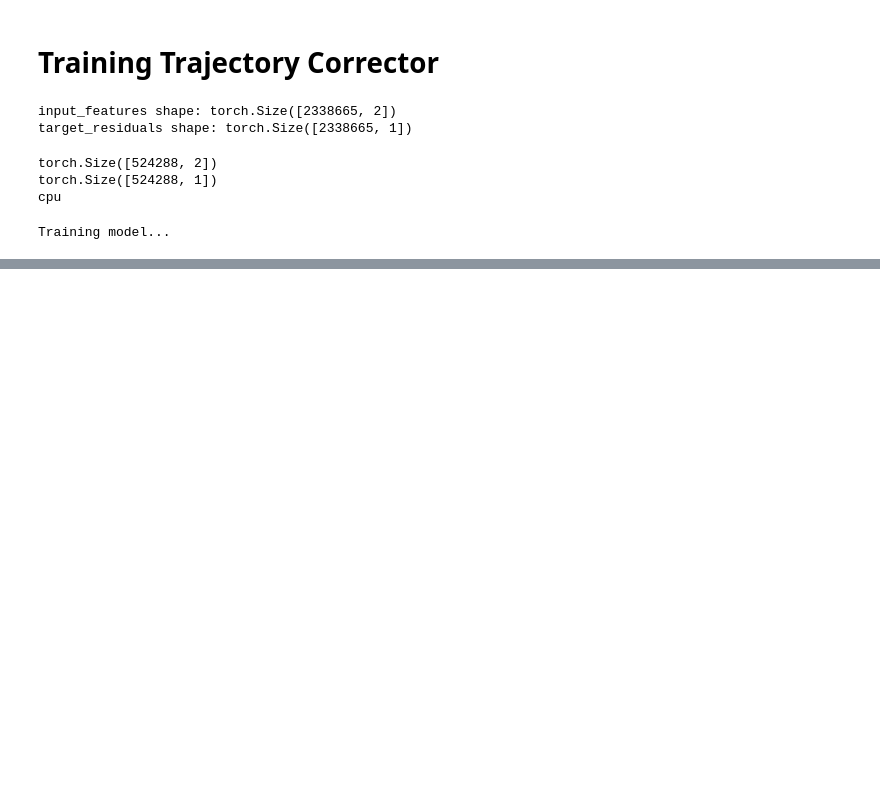
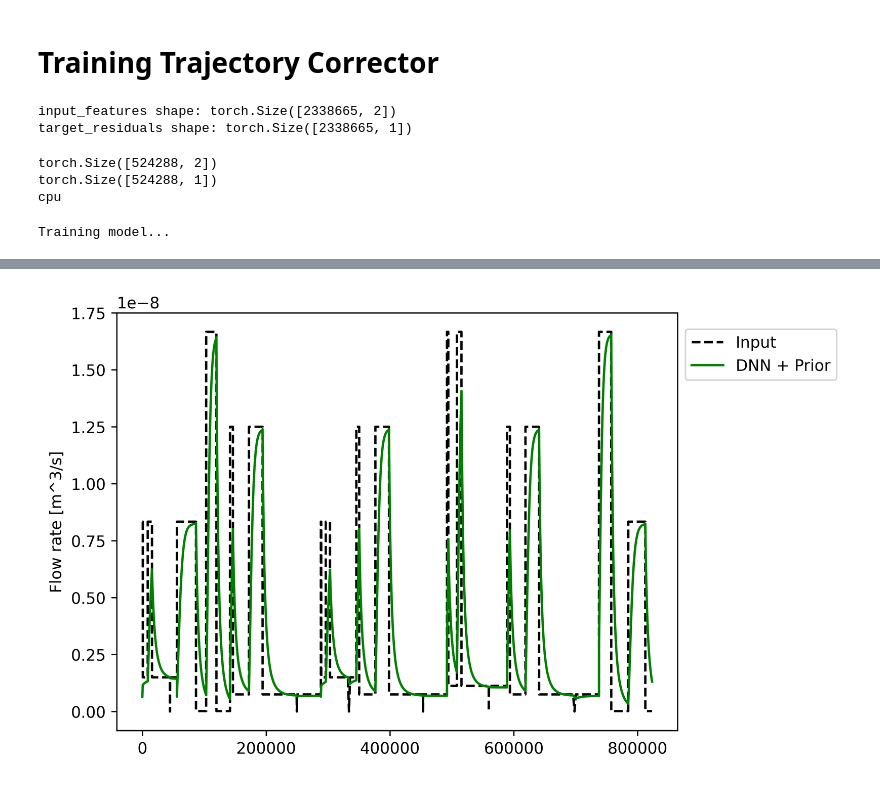
Before and after one commit to jpeckhamlorenz/vbn-flow-model, a Jupyter notebook: trajectory_correction_DNN.ipynb, the cells around one changed output, grey strips where cells are left out. Saved outputs shown, nothing was run; the diff lists cells and outputs as text; code cells hidden in the pictures; blank space fills up the shorter version.

```diff
--- a/trajectory_correction_DNN.ipynb
+++ b/trajectory_correction_DNN.ipynb
@@ -180,0 +203,9 @@ plt.legend()
+# %%
+plt.figure()
+plt.plot(test_t, test_command / 1e9, label='Input', color='black', linestyle='--')
+plt.plot(test_t, (test_analytical / 1e9) + test_result, label='DNN + Prior', color='green')
+plt.ylabel('Flow rate [m^3/s]')
+plt.legend(loc='center left', bbox_to_anchor=(1, 0.90))
+plt.savefig('slides/flowrate_dnn_prior', bbox_inches='tight')
+# %% [output]
+[figure, added]
```
Also changed, not shown: parts of 13 cells of this notebook, 8 other files.
